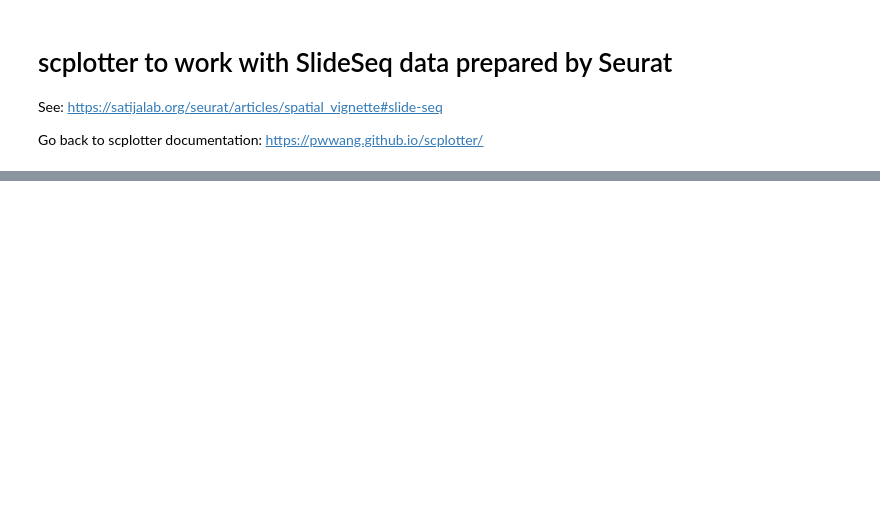
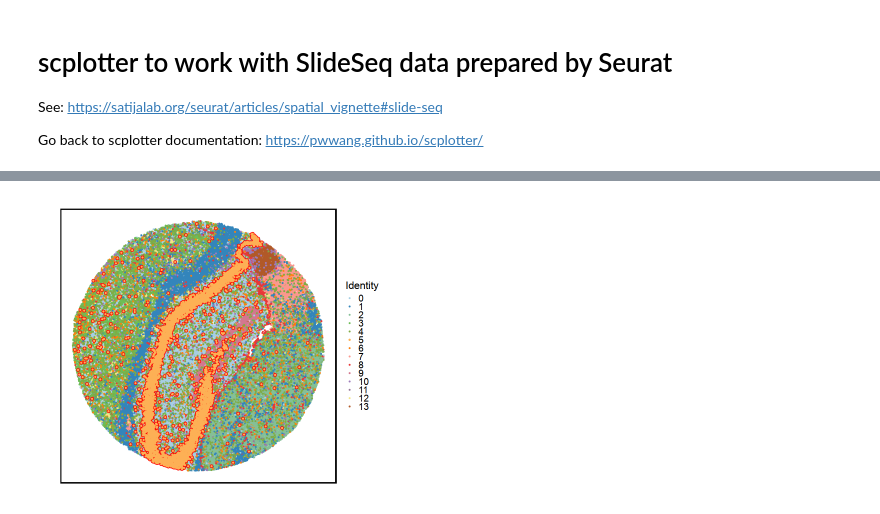
Before and after one commit to pwwang/scplotter, a Jupyter notebook: notebooks/spatial/Seurat.SlideSeq.ipynb, the cells around one changed output, grey strips where cells are left out. Saved outputs shown, nothing was run; the diff lists cells and outputs as text; code cells hidden in the pictures; blank space fills up the shorter version.

```diff
--- a/notebooks/spatial/Seurat.SlideSeq.ipynb
+++ b/notebooks/spatial/Seurat.SlideSeq.ipynb
@@ -36,0 +65,7 @@ p1 + p2
+# %%
+options(repr.plot.width = 6, repr.plot.height = 5)
+
+SpatialDimPlot(slide.seq, highlight = "seurat_clusters == 5",
+    highlight_color = "red", points_size = 0.5, highlight_size = 0.2)
+# %% [output]
+[figure, added]
```
Also changed, not shown: parts of 5 cells of this notebook, 6 other files.
